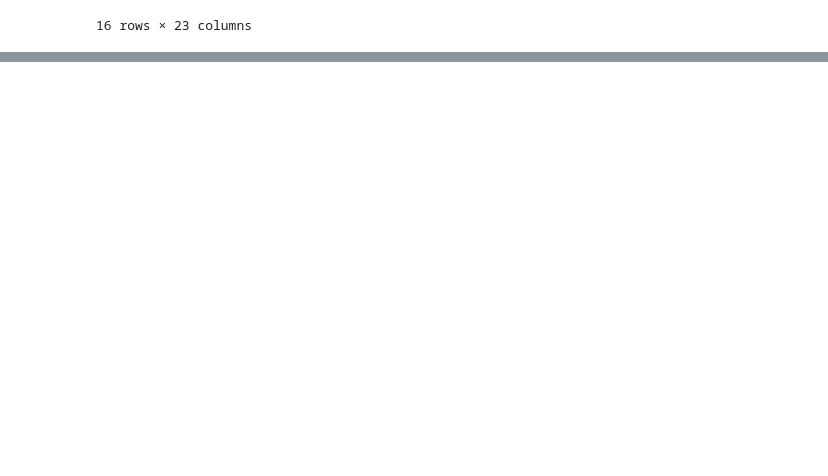
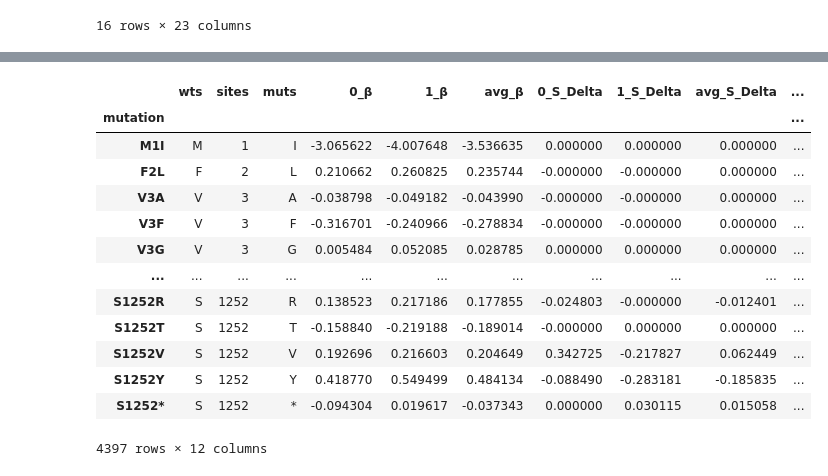
Before and after one commit to matsengrp/SARS-CoV-2_spike_multidms, a Jupyter notebook: notebooks/shrinkage-analysis.ipynb, the cells around one changed output, grey strips where cells are left out. Saved outputs shown, nothing was run; the diff lists cells and outputs as text; code cells hidden in the pictures; blank space fills up the shorter version.

```diff
--- a/notebooks/shrinkage-analysis.ipynb
+++ b/notebooks/shrinkage-analysis.ipynb
@@ -474,0 +488,19 @@ for i, (lasso, lasso_replicates) in enumerate(models.groupby("λ_lasso_shift")):
+# %%
+fit_dict = {row.replicate:row.model_20000 for _, row in models.query("λ_lasso_shift == 5e-5").iterrows()}
+mut_df = multidms.utils.combine_replicate_muts(fit_dict, times_seen_threshold=3, how="inner")
+mut_df
+# %% [output]
+|  | wts | sites | muts | 0_β | 1_β | avg_β | 0_S_Delta | 1_S_Delta | avg_S_Delta | ... |
+| mutation |  |  |  |  |  |  |  |  |  | ... |
+| M1I | M | 1 | I | -3.065622 | -4.007648 | -3.536635 | 0.000000 | 0.000000 | 0.000000 | ... |
+| F2L | F | 2 | L | 0.210662 | 0.260825 | 0.235744 | -0.000000 | -0.000000 | 0.000000 | ... |
+| V3A | V | 3 | A | -0.038798 | -0.049182 | -0.043990 | -0.000000 | -0.000000 | 0.000000 | ... |
+| V3F | V | 3 | F | -0.316701 | -0.240966 | -0.278834 | -0.000000 | -0.000000 | 0.000000 | ... |
+| V3G | V | 3 | G | 0.005484 | 0.052085 | 0.028785 | 0.000000 | 0.000000 | 0.000000 | ... |
+| ... | ... | ... | ... | ... | ... | ... | ... | ... | ... | ... |
+| S1252R | S | 1252 | R | 0.138523 | 0.217186 | 0.177855 | -0.024803 | -0.000000 | -0.012401 | ... |
+| S1252T | S | 1252 | T | -0.158840 | -0.219188 | -0.189014 | -0.000000 | 0.000000 | 0.000000 | ... |
+| S1252V | S | 1252 | V | 0.192696 | 0.216603 | 0.204649 | 0.342725 | -0.217827 | 0.062449 | ... |
+| S1252Y | S | 1252 | Y | 0.418770 | 0.549499 | 0.484134 | -0.088490 | -0.283181 | -0.185835 | ... |
+| S1252* | S | 1252 | * | -0.094304 | 0.019617 | -0.037343 | 0.000000 | 0.030115 | 0.015058 | ... |
+4397 rows × 12 columns
```
Also changed, not shown: parts of 8 cells of this notebook, 19 other files.
